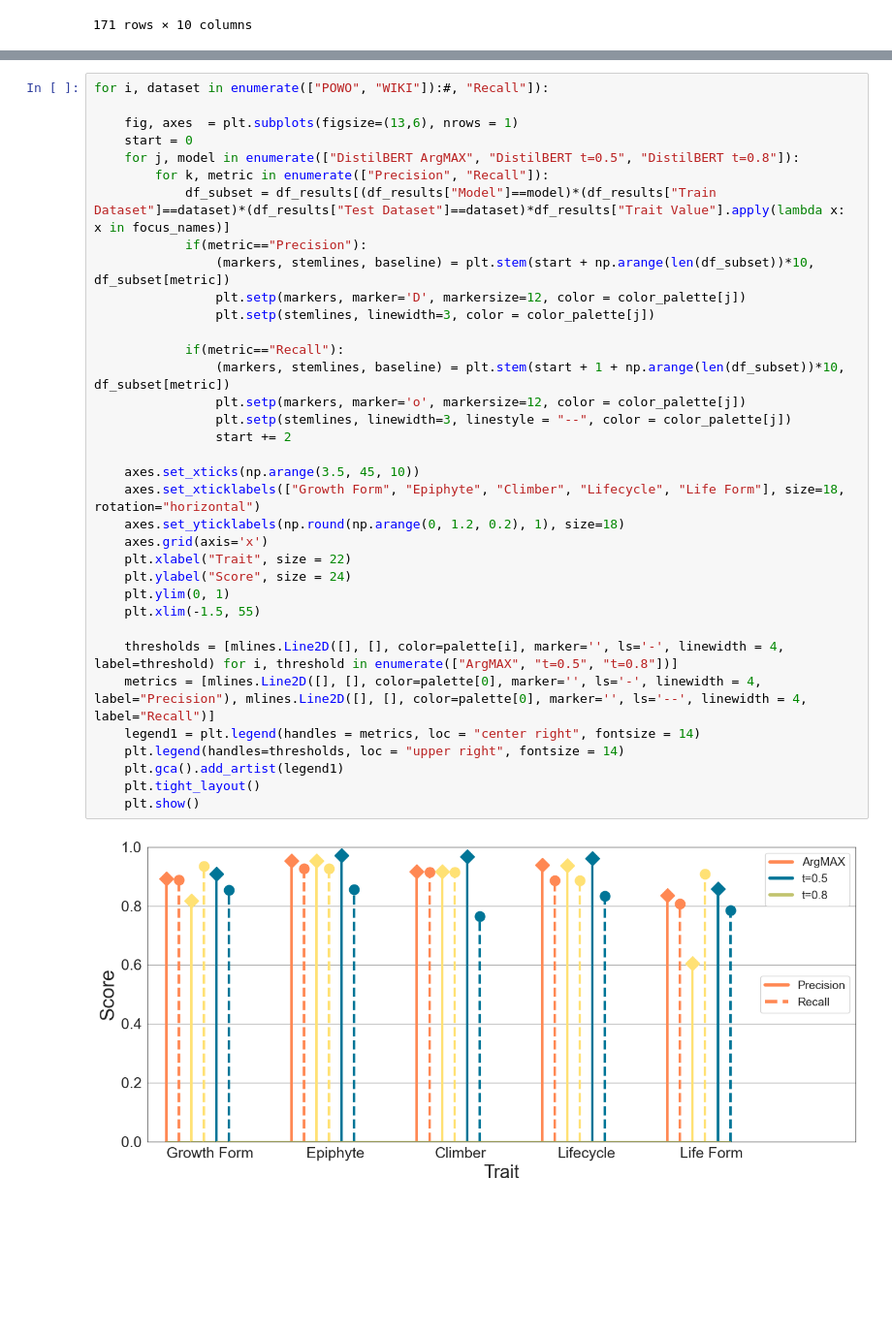
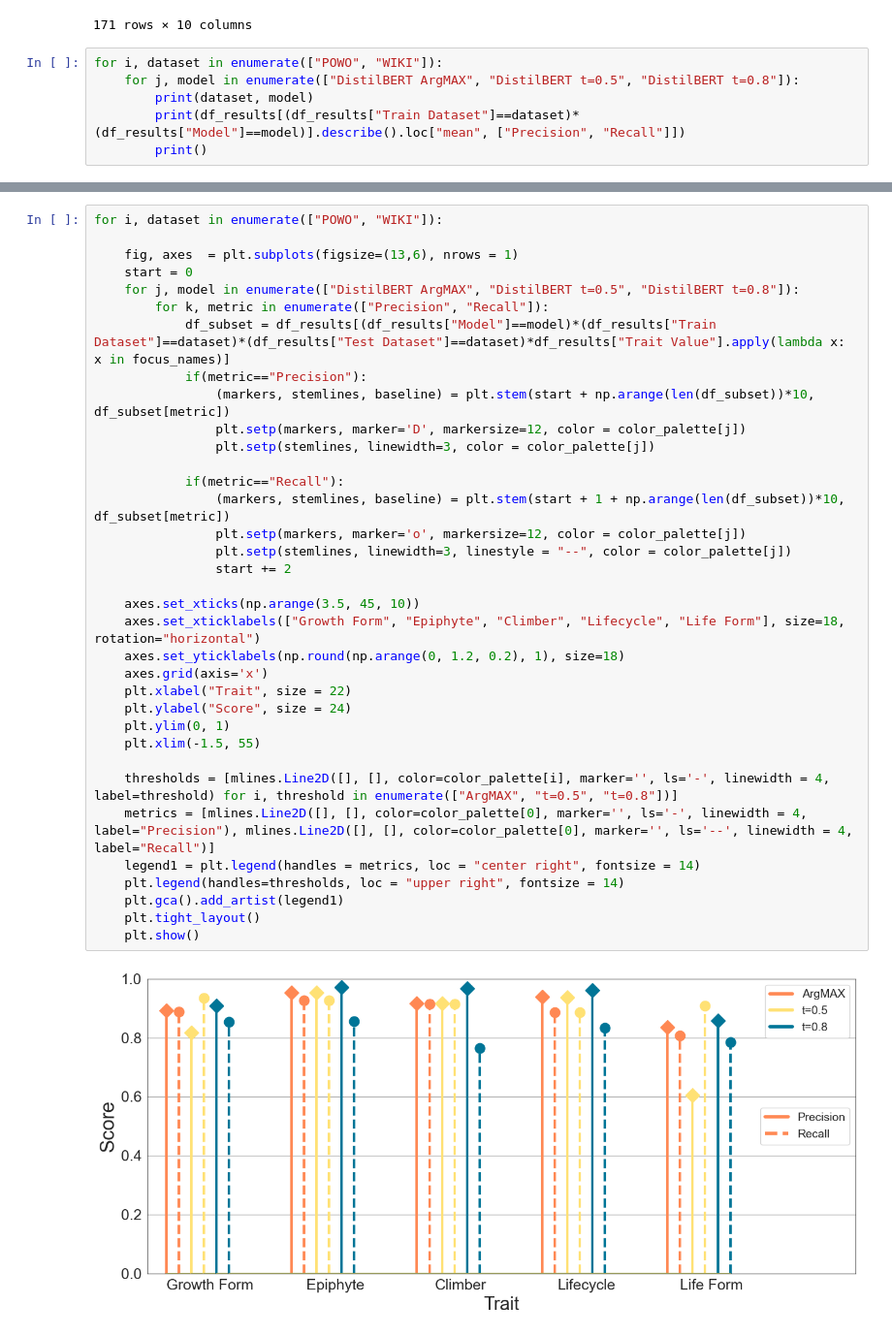
Before and after one commit to ViktorDomazetoski/NLP-Plant-Traits, a Jupyter notebook: Code/06.2 Result Visualization_Classification_Probabilistic.ipynb, the cells around one changed output, grey strips where cells are left out. Shown: that part at 97% size. Drawn from its saved outputs; the diff is of its cells as text; blank space fills up the shorter version.

Commit message:
Fixed legend colors

```diff
--- a/Code/06.2 Result Visualization_Classification_Probabilistic.ipynb
+++ b/Code/06.2 Result Visualization_Classification_Probabilistic.ipynb
@@ -494,3 +494,9 @@ df_results
 | 4 | POWO_MGH | POWO_MGH | Life Form | therophyte | 0.950123 | 0.928814 | 0.820359 | 0.871224 | DistilBERT t=0.8 | ... |
 | 5 | POWO_MGH | POWO_MGH | Life Form | Life Form | 0.944951 | 0.835740 | 0.752409 | 0.789093 | DistilBERT t=0.8 | ... |
 171 rows × 10 columns
+# %%
+for i, dataset in enumerate(["POWO", "WIKI"]):
+    for j, model in enumerate(["DistilBERT ArgMAX", "DistilBERT t=0.5", "DistilBERT t=0.8"]):
+        print(dataset, model)
+        print(df_results[(df_results["Train Dataset"]==dataset)*(df_results["Model"]==model)].describe().loc["mean", ["Precision", "Recall"]])
+        print()
@@ -497,37 +521,37 @@ df_results
 # %%
-for i, dataset in enumerate(["POWO", "WIKI"]):#, "Recall"]):
+for i, dataset in enumerate(["POWO", "WIKI"]):
 
     fig, axes  = plt.subplots(figsize=(13,6), nrows = 1)
     start = 0
     for j, model in enumerate(["DistilBERT ArgMAX", "DistilBERT t=0.5", "DistilBERT t=0.8"]):
         for k, metric in enumerate(["Precision", "Recall"]):
             df_subset = df_results[(df_results["Model"]==model)*(df_results["Train Dataset"]==dataset)*(df_results["Test Dataset"]==dataset)*df_results["Trait Value"].apply(lambda x: x in focus_names)]
             if(metric=="Precision"):
                 (markers, stemlines, baseline) = plt.stem(start + np.arange(len(df_subset))*10, df_subset[metric])
                 plt.setp(markers, marker='D', markersize=12, color = color_palette[j])
                 plt.setp(stemlines, linewidth=3, color = color_palette[j])
 
             if(metric=="Recall"):
                 (markers, stemlines, baseline) = plt.stem(start + 1 + np.arange(len(df_subset))*10, df_subset[metric])
                 plt.setp(markers, marker='o', markersize=12, color = color_palette[j])
                 plt.setp(stemlines, linewidth=3, linestyle = "--", color = color_palette[j])
                 start += 2
 
     axes.set_xticks(np.arange(3.5, 45, 10))
     axes.set_xticklabels(["Growth Form", "Epiphyte", "Climber", "Lifecycle", "Life Form"], size=18, rotation="horizontal")
     axes.set_yticklabels(np.round(np.arange(0, 1.2, 0.2), 1), size=18)
     axes.grid(axis='x')
     plt.xlabel("Trait", size = 22)
     plt.ylabel("Score", size = 24)
     plt.ylim(0, 1)
     plt.xlim(-1.5, 55)
 
-    thresholds = [mlines.Line2D([], [], color=palette[i], marker='', ls='-', linewidth = 4, label=threshold) for i, threshold in enumerate(["ArgMAX", "t=0.5", "t=0.8"])]
-    metrics = [mlines.Line2D([], [], color=palette[0], marker='', ls='-', linewidth = 4, label="Precision"), mlines.Line2D([], [], color=palette[0], marker='', ls='--', linewidth = 4, label="Recall")]
+    thresholds = [mlines.Line2D([], [], color=color_palette[i], marker='', ls='-', linewidth = 4, label=threshold) for i, threshold in enumerate(["ArgMAX", "t=0.5", "t=0.8"])]
+    metrics = [mlines.Line2D([], [], color=color_palette[0], marker='', ls='-', linewidth = 4, label="Precision"), mlines.Line2D([], [], color=color_palette[0], marker='', ls='--', linewidth = 4, label="Recall")]
     legend1 = plt.legend(handles = metrics, loc = "center right", fontsize = 14)
     plt.legend(handles=thresholds, loc = "upper right", fontsize = 14)
     plt.gca().add_artist(legend1)
     plt.tight_layout()
     plt.show()
 # %% [output]
-[figure, old version]
+[figure, new version]
```
Also changed, not shown: parts of 2 cells of this notebook, 1 other file.
